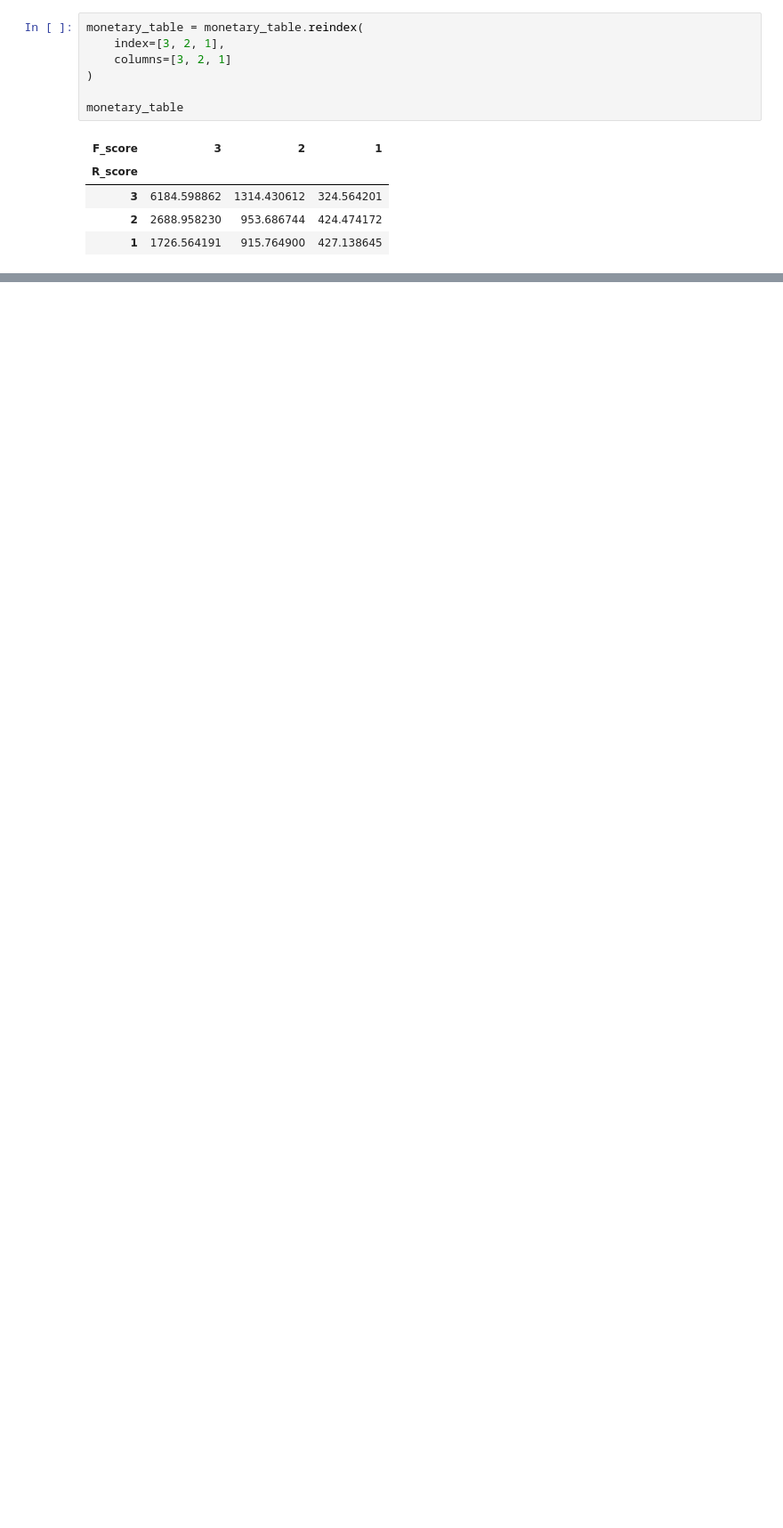
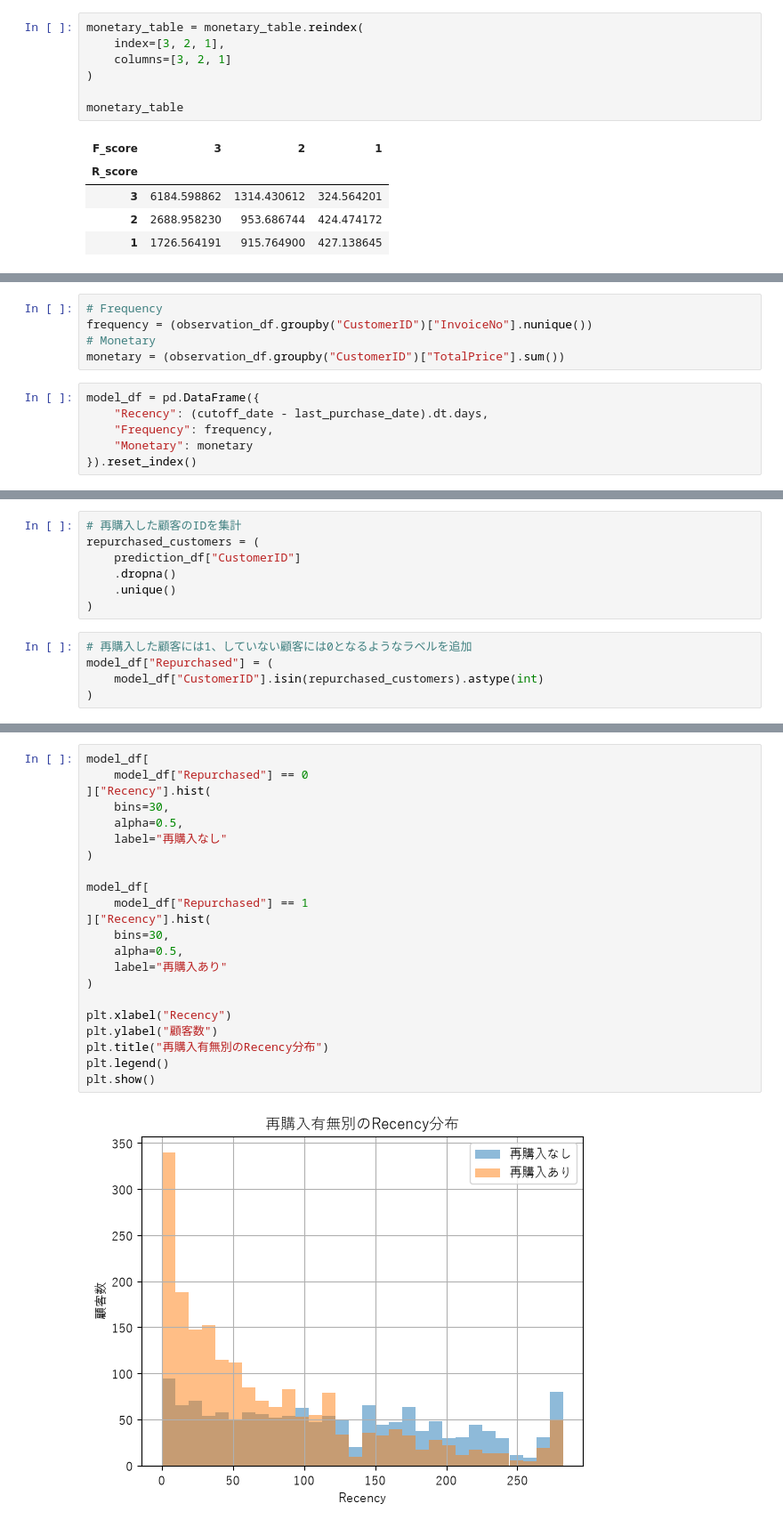
Before and after one commit to hayamon1121/online-retail-analysis, a Jupyter notebook: notebooks/01_online_retail_analysis.ipynb, the cells around one changed output, grey strips where cells are left out. Shown at 89% size. Drawn from its saved outputs; the diff is of its cells as text; blank space fills up the shorter version.

```diff
--- a/notebooks/01_online_retail_analysis.ipynb
+++ b/notebooks/01_online_retail_analysis.ipynb
@@ -432,0 +586,11 @@ plt.show()
+# %%
+# Frequency
+frequency = (observation_df.groupby("CustomerID")["InvoiceNo"].nunique())
+# Monetary
+monetary = (observation_df.groupby("CustomerID")["TotalPrice"].sum())
+# %%
+model_df = pd.DataFrame({
+    "Recency": (cutoff_date - last_purchase_date).dt.days,
+    "Frequency": frequency,
+    "Monetary": monetary
+}).reset_index()
@@ -432,0 +606,12 @@ plt.show()
+# %%
+# 再購入した顧客のIDを集計
+repurchased_customers = (
+    prediction_df["CustomerID"]
+    .dropna()
+    .unique()
+)
+# %%
+# 再購入した顧客には1、していない顧客には0となるようなラベルを追加
+model_df["Repurchased"] = (
+    model_df["CustomerID"].isin(repurchased_customers).astype(int)
+)
@@ -432,0 +691,24 @@ plt.show()
+# %%
+model_df[
+    model_df["Repurchased"] == 0
+]["Recency"].hist(
+    bins=30,
+    alpha=0.5,
+    label="再購入なし"
+)
+
+model_df[
+    model_df["Repurchased"] == 1
+]["Recency"].hist(
+    bins=30,
+    alpha=0.5,
+    label="再購入あり"
+)
+
+plt.xlabel("Recency")
+plt.ylabel("顧客数")
+plt.title("再購入有無別のRecency分布")
+plt.legend()
+plt.show()
+# %% [output]
+[figure, added]
```
Also changed, not shown: parts of 182 cells of this notebook.
